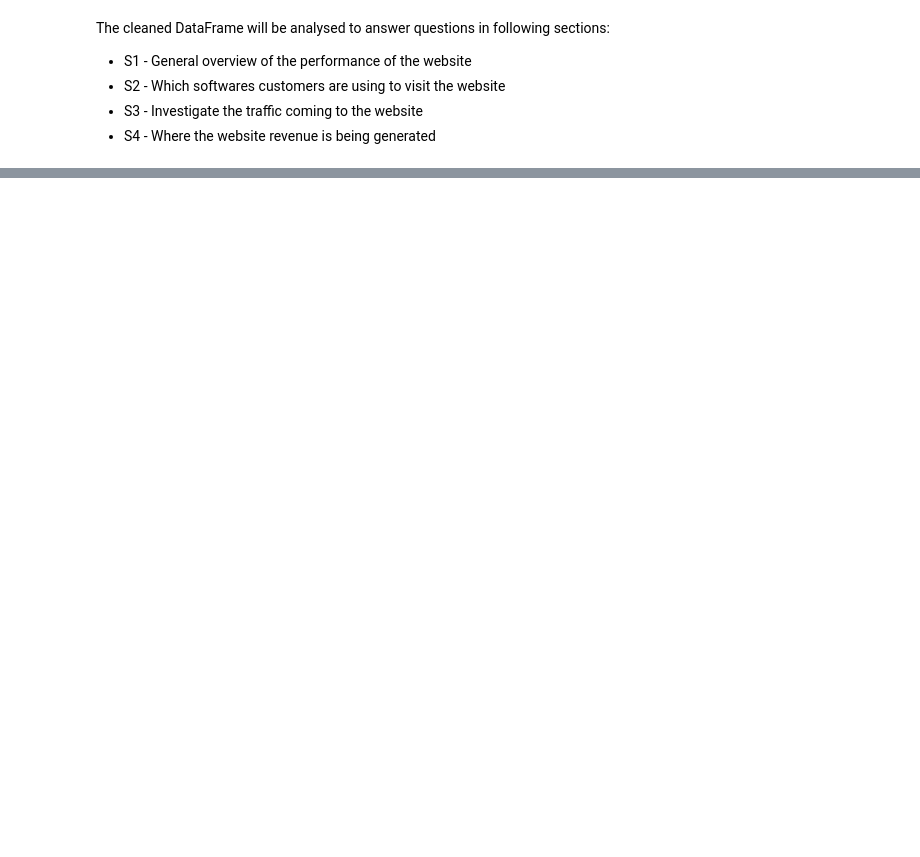
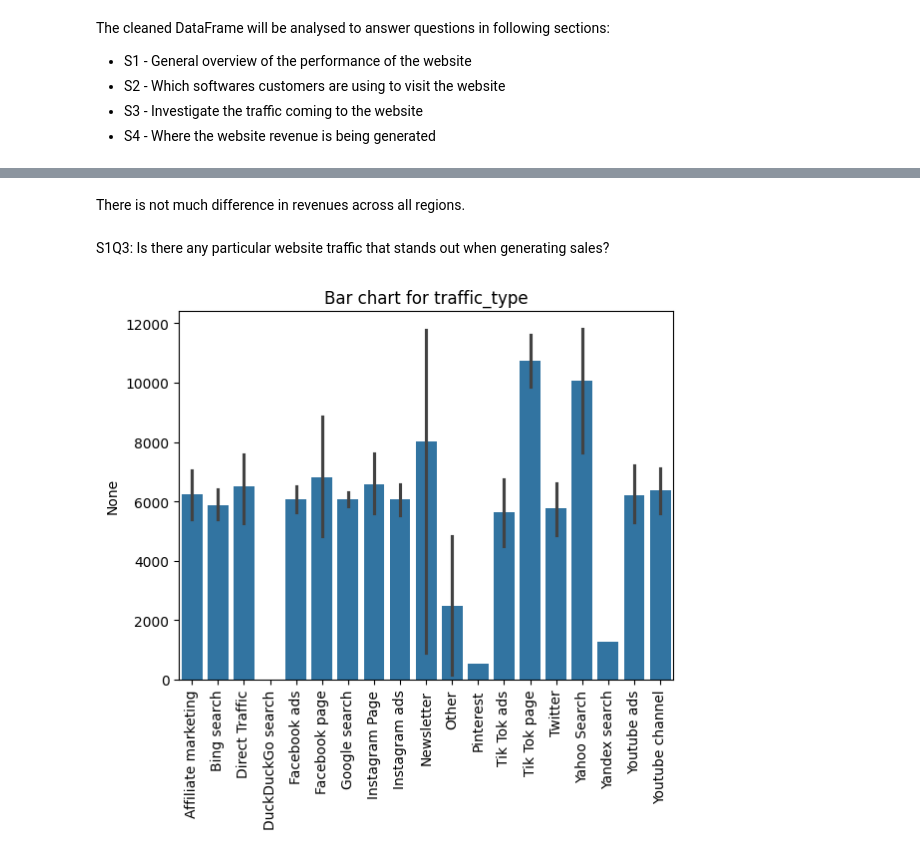
Before and after one commit to MadokaKumamaru/exploratory-data-analysis---online-shopping-in-retail309, a Jupyter notebook: retail_EDA_report.ipynb, the cells around one changed output, grey strips where cells are left out. Drawn from its saved outputs; the diff is of its cells as text; code cells hidden in the pictures; blank space fills up the shorter version.

```diff
--- a/retail_EDA_report.ipynb
+++ b/retail_EDA_report.ipynb
@@ -389,0 +416,9 @@ The cleaned DataFrame will be analysed to answer questions in following sections
+# %% [markdown]
+There is not much difference in revenues across all regions.
+# %% [markdown]
+S1Q3: Is there any particular website traffic that stands out when generating sales?
+# %%
+# Plot a bar chart for traffic type column
+revenue_true_plot.plot_barchart('traffic_type')
+# %% [output]
+[figure, added]
```
Also changed, not shown: parts of 18 cells of this notebook, 4 other files.
